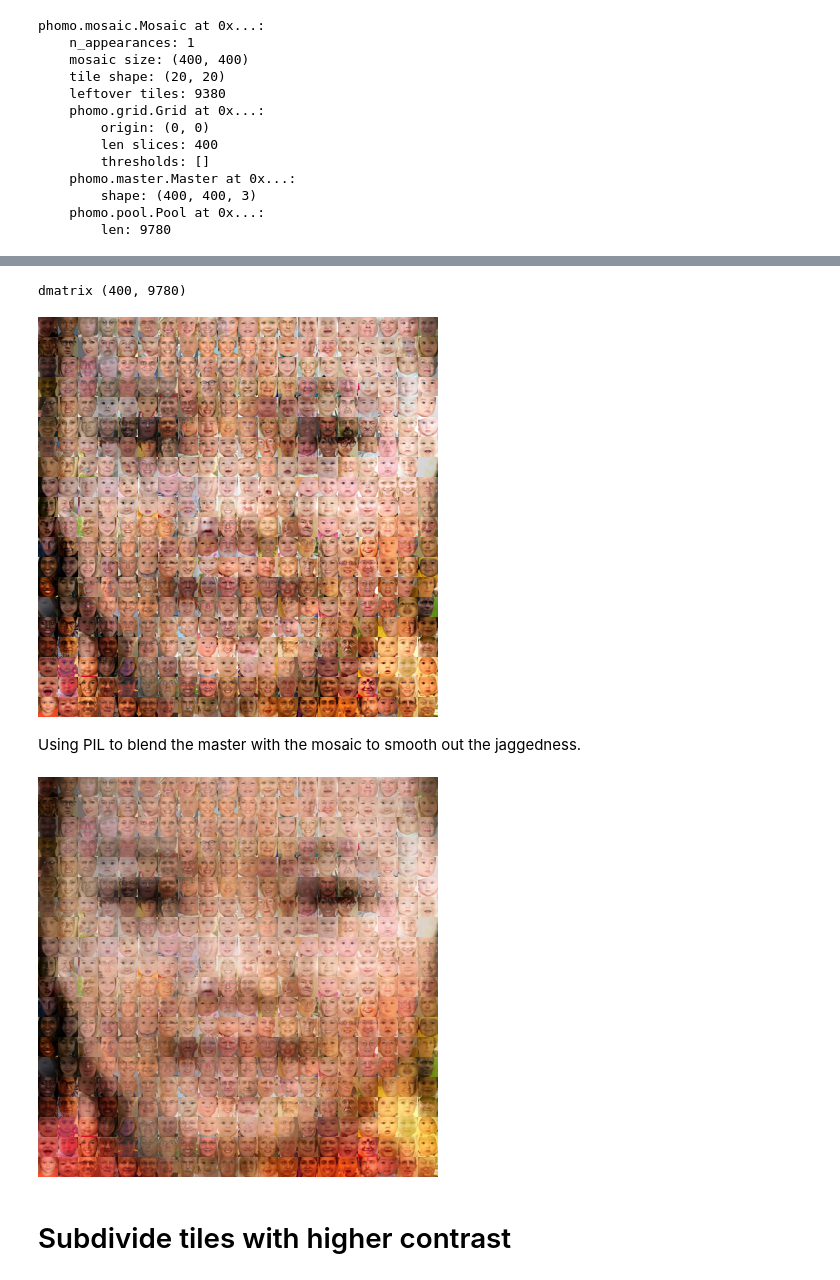
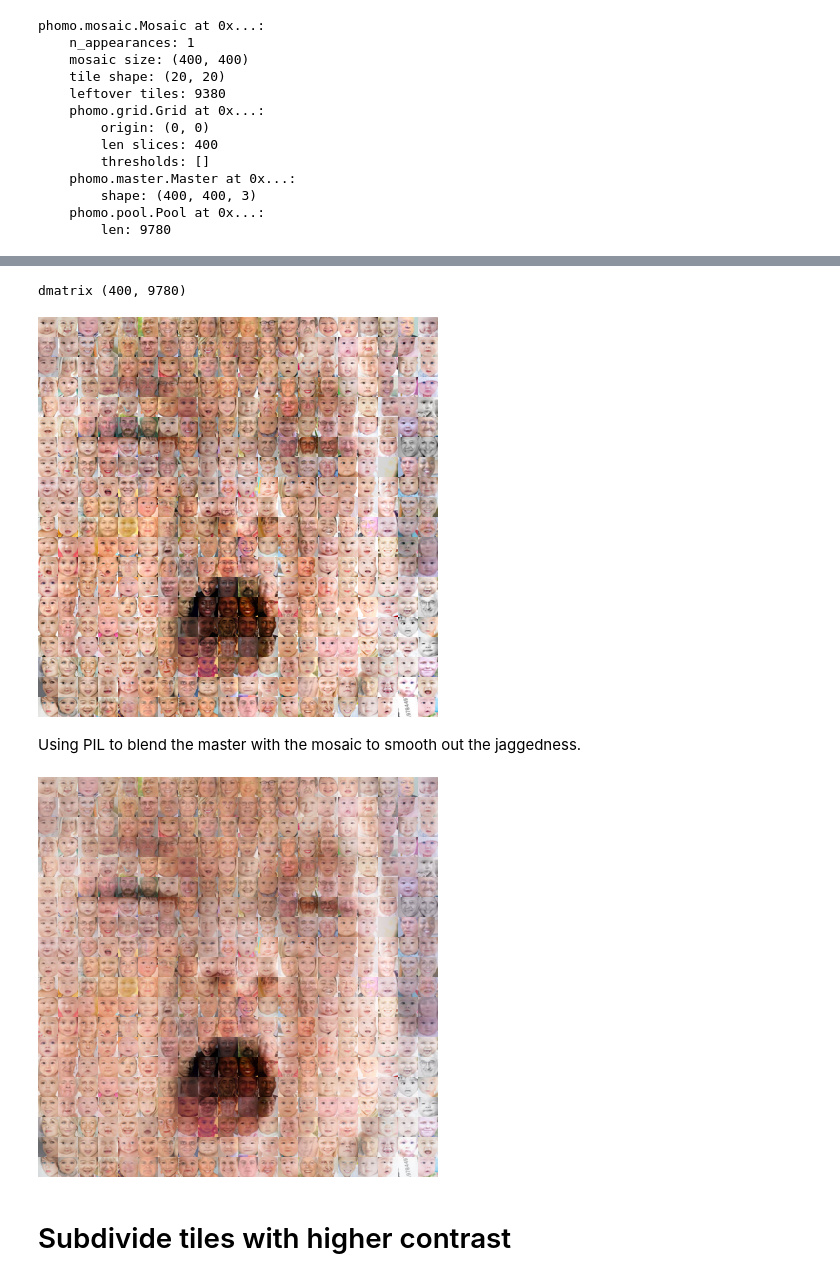
Before and after one commit to loiccoyle/phomo, a Jupyter notebook: examples/faces.ipynb, the cells around one changed output, grey strips where cells are left out. Saved outputs shown, nothing was run; the diff lists cells and outputs as text; code cells hidden in the pictures.

```diff
--- a/examples/faces.ipynb
+++ b/examples/faces.ipynb
@@ -62,15 +62,15 @@ mosaic.grid.plot()
 # %%
-mosiac_img = mosaic.build()
+mosiac_img = mosaic.build(mosaic.d_matrix())
 mosiac_img
 # %% [output]
 dmatrix (400, 9780)
-[figure, old version]
+[figure, new version]
 # %% [markdown]
 Using PIL to blend the master with the mosaic to smooth out the jaggedness.
 # %%
 Image.blend(mosiac_img, master.img, 0.3)
 # %% [output]
-[figure, old version]
+[figure, new version]
 # %% [markdown]
 # Subdivide tiles with higher contrast
 # %%
```
Also changed, not shown: parts of 4 cells of this notebook, 9 other files.
